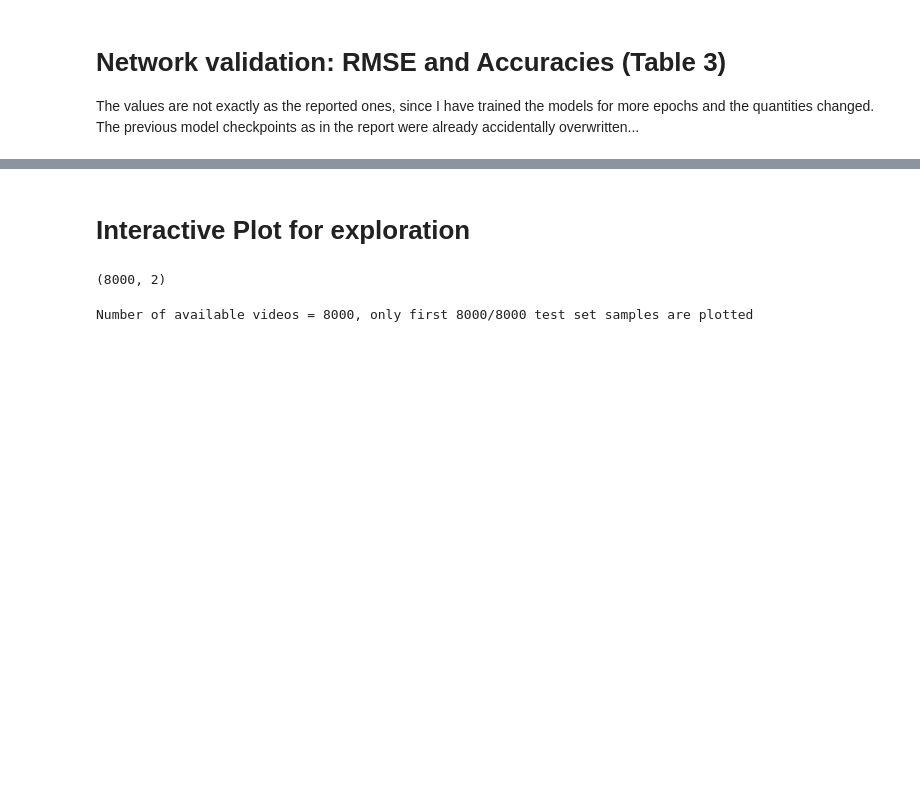
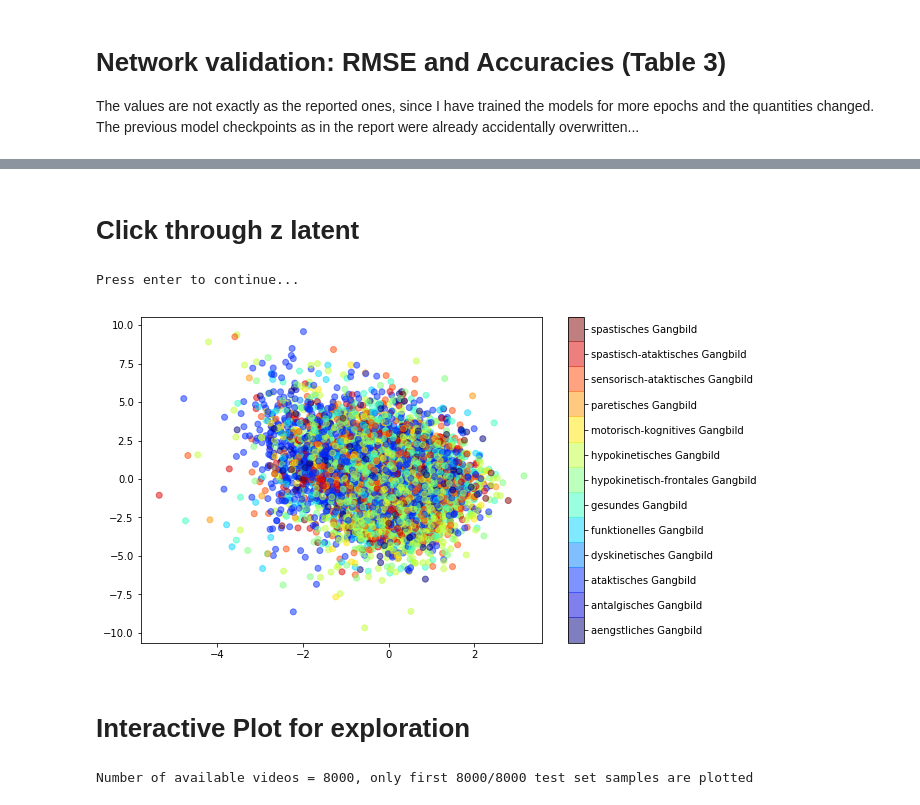
Before and after one commit to kslangewal/GaitProject, a Jupyter notebook: JupyterNotebook/interactive_latent_exploration/Thesis_analysis.ipynb, the cells around one changed output, grey strips where cells are left out. Drawn from its saved outputs; the diff is of its cells as text; code cells hidden in the pictures; blank space fills up the shorter version.

```diff
--- a/JupyterNotebook/interactive_latent_exploration/Thesis_analysis.ipynb
+++ b/JupyterNotebook/interactive_latent_exploration/Thesis_analysis.ipynb
@@ -526,14 +534,34 @@ KeyError: 'B'
+# %% [markdown]
+# Click through z latent
+# %%
+from IPython import display
+import time
+
+latent_ind = np.arange(0,2,2)
+
+clusterer = LatentSpaceClusterer(df, doUmap=False)
+for ind in latent_ind:
+    ind1 = 45
+    ind2 = 70
+    print('Dimensions : ', ind1, ' and ', ind2)
+    clusterer.set_latent_ax(ind1, ind2)
+    clusterer.plot_one_model(model_name="B+C+T+P",
+                             mode="pheno",
+                             alpha = 0.5,
+                             save_fig = False)
+    display.display(plt.gcf())
+    display.clear_output(wait=True)
+    if ind < 126:
+        input("Press enter to continue...")
+
+
+#save_img_path = "thesis_results/thesis_figures/z_latent_pheno_label_single_45_70_5TC.png"
+#plt.savefig(save_img_path, dpi=300)
+# %% [output]
+Press enter to continue...
+[figure, added]
 # %% [markdown]
 # Interactive Plot for exploration
-# %%
-df_temp2 = np.zeros((8000,2))
-for i in range(0,8000):
-    df_temp2[i,0] = df['B+C_z'][i][0]
-    df_temp2[i,1] = df['B+C_z'][i][1]
-
-print(df_temp2.shape)
-# %% [output]
-(8000, 2)
 # %%
 import plotly.graph_objs as go
 from glob import glob
```
Also changed, not shown: parts of 12 cells of this notebook, 14 other files.
